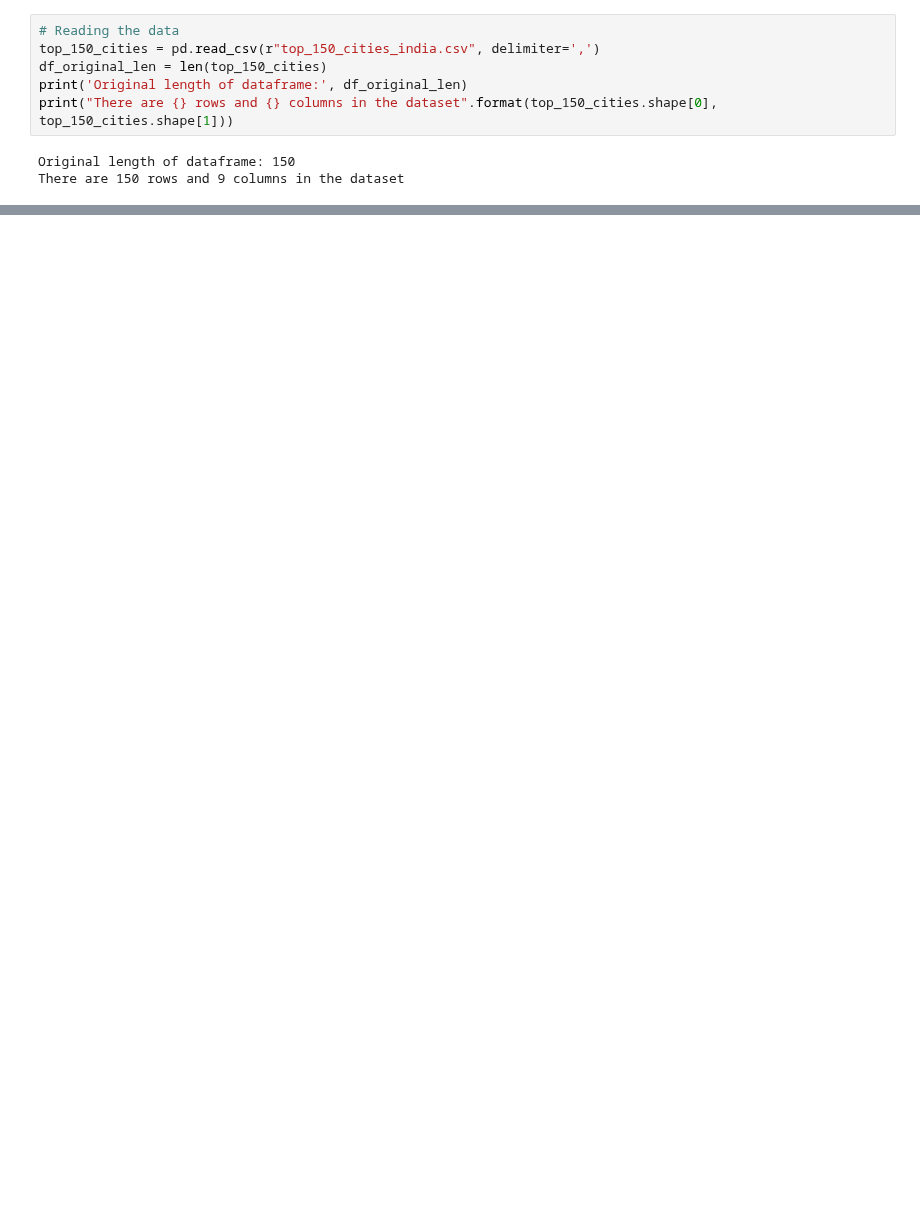
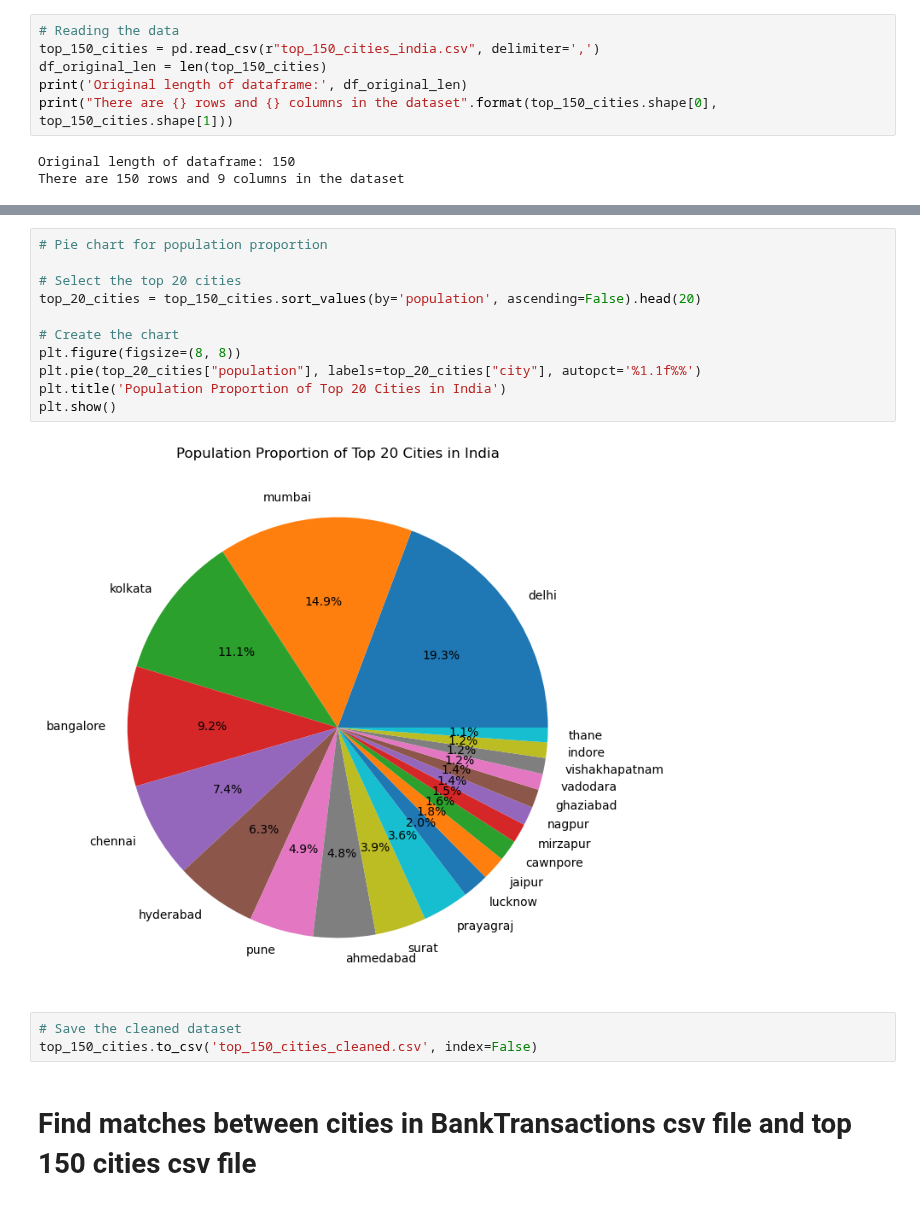
Before and after one commit to maxheijmans/AIM4B_Group1, a Jupyter notebook: BankTransactions/EDA_top-150-cities-india.ipynb, the cells around one changed output, grey strips where cells are left out. Saved outputs shown, nothing was run; the diff lists cells and outputs as text; blank space fills up the shorter version.

```diff
--- a/BankTransactions/EDA_top-150-cities-india.ipynb
+++ b/BankTransactions/EDA_top-150-cities-india.ipynb
@@ -72,0 +83,18 @@ NameError: name 'gpd' is not defined
+# %%
+# Pie chart for population proportion
+
+# Select the top 20 cities
+top_20_cities = top_150_cities.sort_values(by='population', ascending=False).head(20)
+
+# Create the chart
+plt.figure(figsize=(8, 8))
+plt.pie(top_20_cities["population"], labels=top_20_cities["city"], autopct='%1.1f%%')
+plt.title('Population Proportion of Top 20 Cities in India')
+plt.show()
+# %% [output]
+[figure, added]
+# %%
+# Save the cleaned dataset
+top_150_cities.to_csv('top_150_cities_cleaned.csv', index=False)
+# %% [markdown]
+# Find matches between cities in BankTransactions csv file and top 150 cities csv file
```
Also changed, not shown: parts of 11 cells of this notebook, 1 other file.
